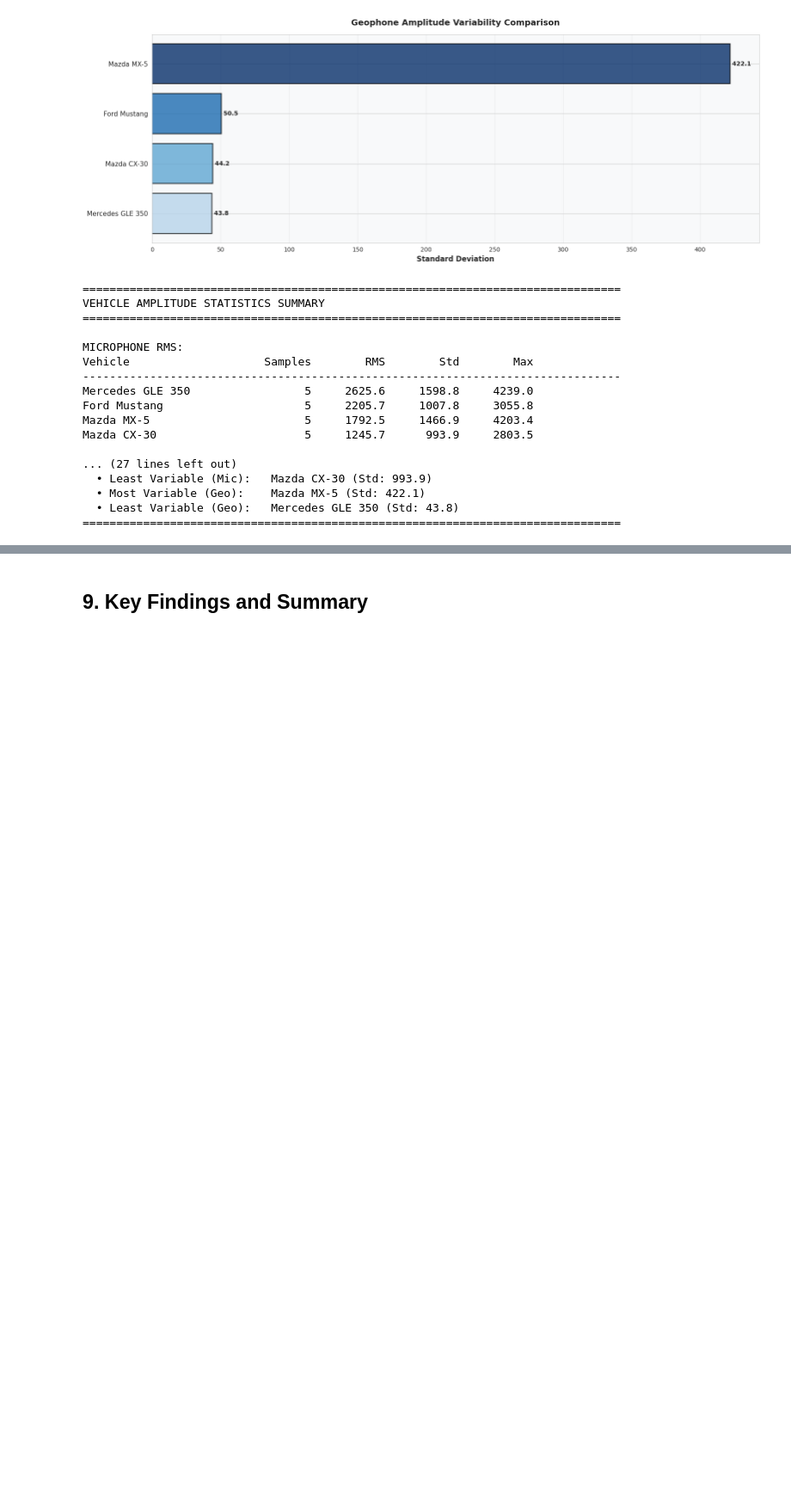
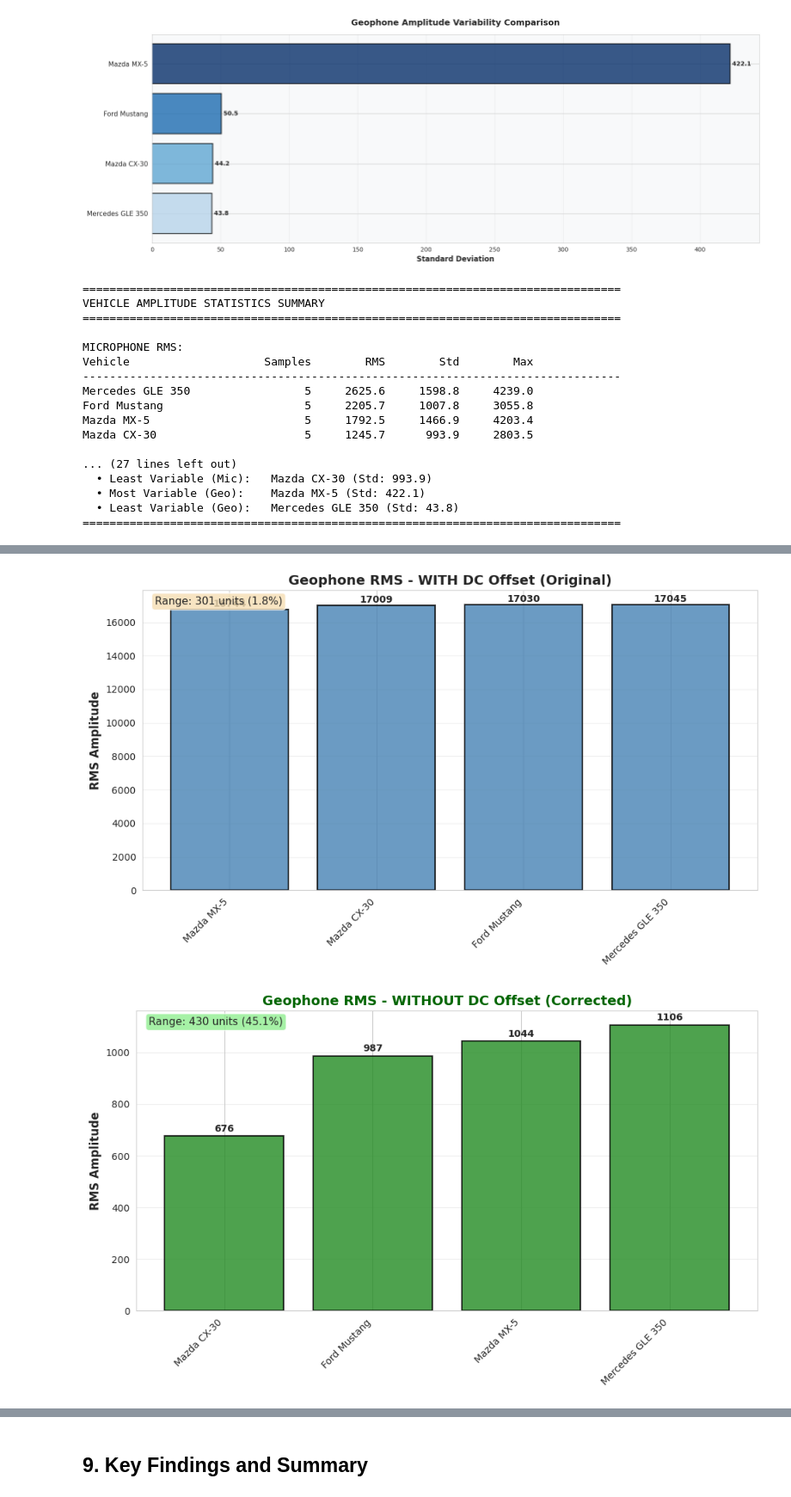
Before and after one commit to antoniogmagana/Dark_Circle, a Jupyter notebook: data_exploration_notebooks/m3n_data_exploration.ipynb, the cells around one changed output, grey strips where cells are left out. Shown at 86% size. Cells and saved outputs as stored; diff of their text form; code cells hidden in the pictures; blank space fills up the shorter version.

```diff
--- a/data_exploration_notebooks/m3n_data_exploration.ipynb
+++ b/data_exploration_notebooks/m3n_data_exploration.ipynb
@@ -2143,0 +2286,71 @@ Mazda CX-30                      5     1245.7      993.9     2803.5
+# %%
+# Visualize the improvement with DC offset correction
+import matplotlib.pyplot as plt
+
+# Calculate mean RMS values by vehicle
+geo_raw_means = corrected_amplitude_df.groupby('vehicle_name')['geo_rms_raw'].mean().sort_values()
+geo_ac_means = corrected_amplitude_df.groupby('vehicle_name')['geo_rms_ac'].mean().sort_values()
+
+# Create figure with two bar charts
+fig1, ax1 = plt.subplots(figsize=(10, 6))
+x_pos = np.arange(len(geo_raw_means))
+ax1.bar(x_pos, geo_raw_means.values, color='steelblue', alpha=0.8, edgecolor='black', linewidth=1.5)
+ax1.set_xticks(x_pos)
+ax1.set_xticklabels(geo_raw_means.index, rotation=45, ha='right')
+ax1.set_ylabel('RMS Amplitude', fontsize=12, fontweight='bold')
+ax1.set_title('Geophone RMS - WITH DC Offset (Original)', fontsize=14, fontweight='bold')
+ax1.grid(axis='y', alpha=0.3)
+
+# Add value labels on bars
+for i, v in enumerate(geo_raw_means.values):
+    ax1.text(i, v + 50, f'{v:.0f}', ha='center', va='bottom', fontweight='bold')
+
+# Calculate range
+raw_range = geo_raw_means.max() - geo_raw_means.min()
+ax1.text(0.02, 0.98, f'Range: {raw_range:.0f} units ({100*raw_range/geo_raw_means.mean():.1f}%)',
+         transform=ax1.transAxes, fontsize=11, verticalalignment='top',
+         bbox=dict(boxstyle='round', facecolor='wheat', alpha=0.8))
+
+plt.tight_layout()
+plt.show()
+
+# Second chart - AC coupled
+fig2, ax2 = plt.subplots(figsize=(10, 6))
+ax2.bar(x_pos, geo_ac_means.values, color='forestgreen', alpha=0.8, edgecolor='black', linewidth=1.5)
+ax2.set_xticks(x_pos)
+ax2.set_xticklabels(geo_ac_means.index, rotation=45, ha='right')
+ax2.set_ylabel('RMS Amplitude', fontsize=12, fontweight='bold')
+ax2.set_title('Geophone RMS - WITHOUT DC Offset (Corrected)', fontsize=14, fontweight='bold', color='darkgreen')
+ax2.grid(axis='y', alpha=0.3)
+
+# Add value labels on bars
+for i, v in enumerate(geo_ac_means.values):
+    ax2.text(i, v + 10, f'{v:.0f}', ha='center', va='bottom', fontweight='bold')
+
+# Calculate range
+ac_range = geo_ac_means.max() - geo_ac_means.min()
+ax2.text(0.02, 0.98, f'Range: {ac_range:.0f} units ({100*ac_range/geo_ac_means.mean():.1f}%)',
+         transform=ax2.transAxes, fontsize=11, verticalalignment='top',
+         bbox=dict(boxstyle='round', facecolor='lightgreen', alpha=0.8))
+
+plt.tight_layout()
+plt.show()
+
+# Print summary statistics
+print("\n" + "="*80)
+print("ANALYSIS SUMMARY")
+print("="*80)
+print(f"\n📊 Geophone RMS Statistics:")
+print(f"  Raw (with DC offset):")
+print(f"    Range: {raw_range:.1f} units")
+print(f"    Relative Range: {100*raw_range/geo_raw_means.mean():.2f}%")
+print(f"    Min: {geo_raw_means.min():.1f}, Max: {geo_raw_means.max():.1f}")
+print(f"\n  AC-Coupled (DC offset removed):")
+print(f"    Range: {ac_range:.1f} units")
+print(f"    Relative Range: {100*ac_range/geo_ac_means.mean():.2f}%")
+print(f"    Min: {geo_ac_means.min():.1f}, Max: {geo_ac_means.max():.1f}")
+print(f"\n✅ IMPROVEMENT: {(ac_range/raw_range):.1f}x better differentiation!")
+print("="*80)
+# %% [output]
+[figure, added]
+[figure, added]
```
Also changed, not shown: parts of 5 cells of this notebook.
